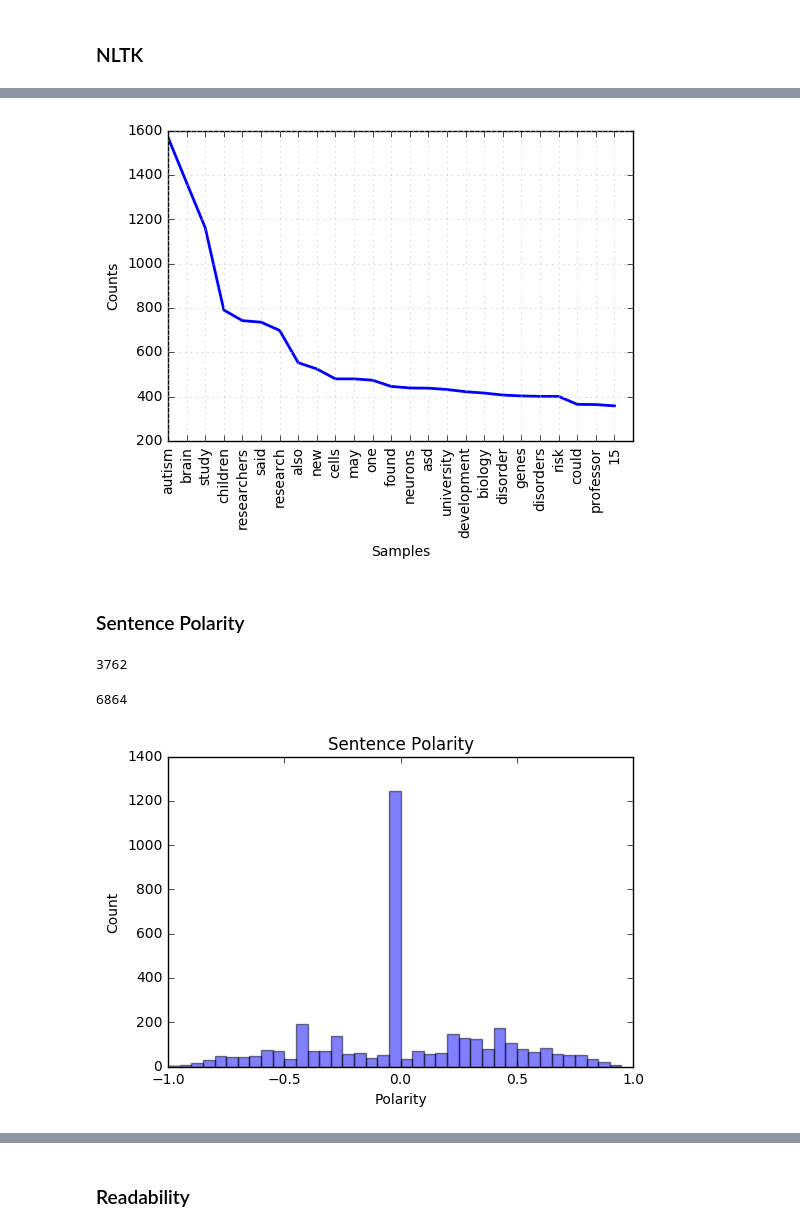
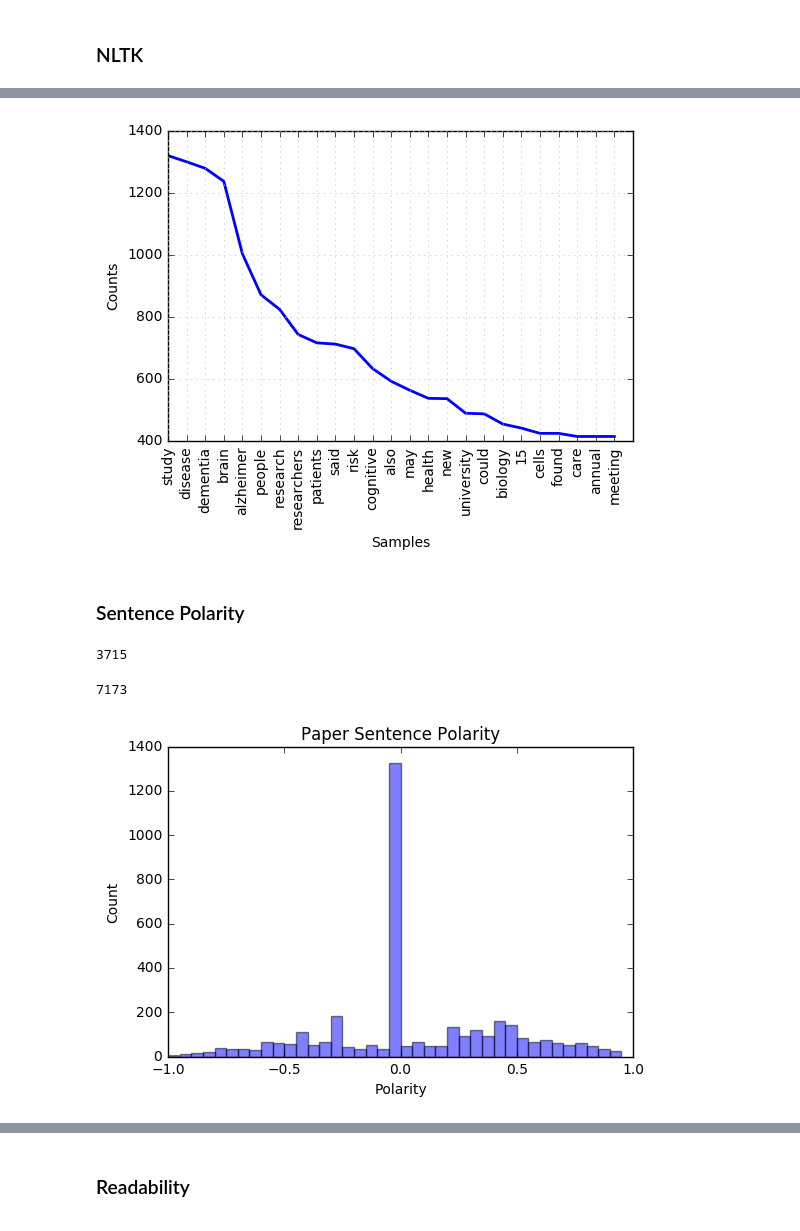
Before and after one commit to wdfox/ConfidenceScanner, a Jupyter notebook: notebooks/WillsExplorations.ipynb, the cells around one changed output, grey strips where cells are left out. Cells and saved outputs as stored; diff of their text form; code cells hidden in the pictures.

```diff
--- a/notebooks/WillsExplorations.ipynb
+++ b/notebooks/WillsExplorations.ipynb
@@ -36,11 +37,11 @@ def get_all_words(dat, field):
 ### Loading
 # %%
 # Load the data
-paper_dat = load_folder('Papers', 'autism', dat_path)
+paper_dat = load_folder('Papers', 'dementia', dat_path)
 
 # This is a hack to force load a particular folder, to get started.
 #  I'm not sure, what the intended way to load all PRs is - fix this when sorted.
-press_dat = load_folder('PRs', 'autism', dat_path)
+press_dat = load_folder('PRs', 'dementia', dat_path)
 # %% [markdown]
 #### Sanity Check Loaded Data
 # %%
@@ -76,7 +77,7 @@ paper_fd.plot(25)
 press_fd = nltk.FreqDist(all_press_words)
 press_fd.plot(25)
 # %% [output]
-[figure, old version]
+[figure, new version]
 # %% [markdown]
 ### Sentence Polarity
 # %%
@@ -92,7 +93,7 @@ for p in paper_dat:
 
 print(len(paper_polarities))
 # %% [output]
-3762
+3715
 # %%
 press_polarities = []
 
@@ -102,7 +103,7 @@ for p in press_dat:
 
 print(len(press_polarities))
 # %% [output]
-6864
+7173
 # %%
 # Plotting polarity
 import matplotlib.pyplot as plt
@@ -111,19 +112,19 @@ import math
 # %%
 # bins = np.linspace(math.ceil(min(polarities)),
 #                    math.floor(max(polarities)), 20)
 
 bins = np.arange(-1, 1, 0.05)
 
 plt.xlim([-1, 1])
 
 plt.hist(paper_polarities, bins=bins, alpha=0.5)
-plt.title('Sentence Polarity')
+plt.title('Paper Sentence Polarity')
 plt.xlabel('Polarity')
 plt.ylabel('Count')
 
 plt.show()
 # %% [output]
-[figure, old version]
+[figure, new version]
 # %%
 plt.xlim([-1, 1])
 
```
Also changed, not shown: parts of 21 cells of this notebook.
